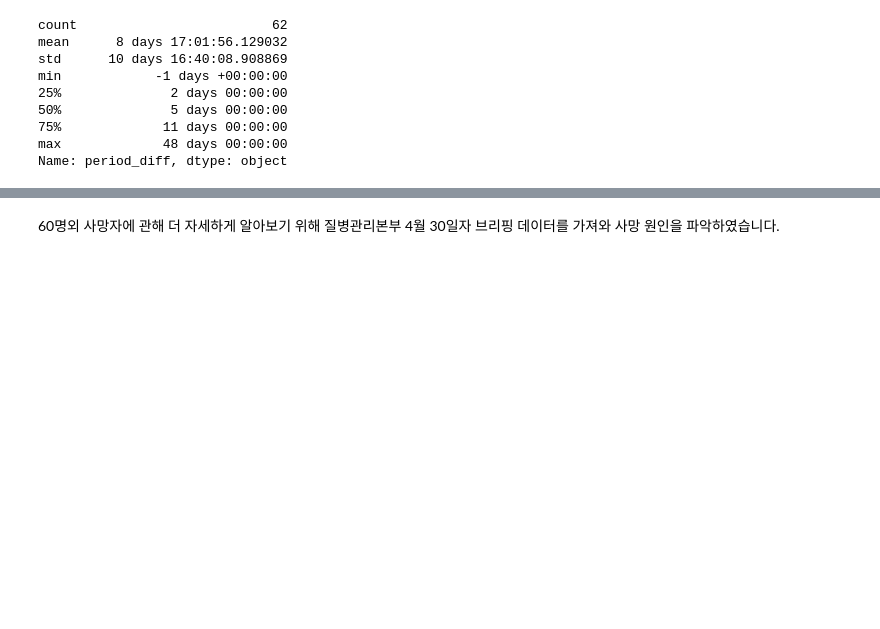
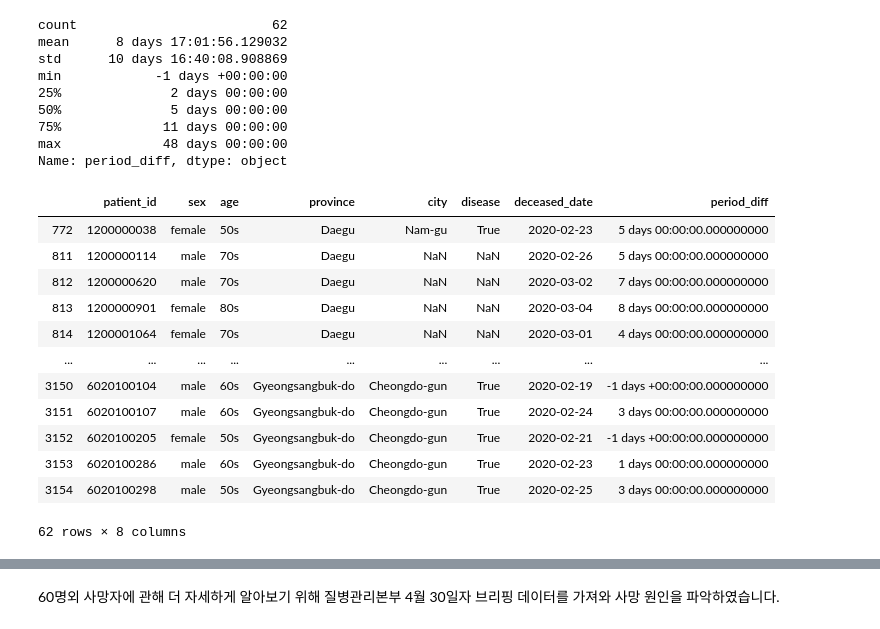
Before and after one commit to chan157/DACON_COVID, a Jupyter notebook: Submission_Final_원본_주석.ipynb, the cells around one changed output, grey strips where cells are left out. Saved outputs shown, nothing was run; the diff lists cells and outputs as text; code cells hidden in the pictures; blank space fills up the shorter version.

```diff
--- a/Submission_Final_원본_주석.ipynb
+++ b/Submission_Final_원본_주석.ipynb
@@ -953,3 +920,19 @@ deceased_60p=deceased_p.loc[:,['patient_id','sex','age','province','city','disea
 deceased_60p['period_diff']=deceased_60p['period_diff'].astype(str)
 deceased_60p['deceased_date']=deceased_60p['deceased_date'].astype(str)
+# %%
+deceased_60p
+# %% [output]
+|  | patient_id | sex | age | province | city | disease | deceased_date | period_diff |
+| 772 | 1200000038 | female | 50s | Daegu | Nam-gu | True | 2020-02-23 | 5 days 00:00:00.000000000 |
+| 811 | 1200000114 | male | 70s | Daegu | NaN | NaN | 2020-02-26 | 5 days 00:00:00.000000000 |
+| 812 | 1200000620 | male | 70s | Daegu | NaN | NaN | 2020-03-02 | 7 days 00:00:00.000000000 |
+| 813 | 1200000901 | female | 80s | Daegu | NaN | NaN | 2020-03-04 | 8 days 00:00:00.000000000 |
+| 814 | 1200001064 | female | 70s | Daegu | NaN | NaN | 2020-03-01 | 4 days 00:00:00.000000000 |
+| ... | ... | ... | ... | ... | ... | ... | ... | ... |
+| 3150 | 6020100104 | male | 60s | Gyeongsangbuk-do | Cheongdo-gun | True | 2020-02-19 | -1 days +00:00:00.000000000 |
+| 3151 | 6020100107 | male | 60s | Gyeongsangbuk-do | Cheongdo-gun | True | 2020-02-24 | 3 days 00:00:00.000000000 |
+| 3152 | 6020100205 | female | 50s | Gyeongsangbuk-do | Cheongdo-gun | True | 2020-02-21 | -1 days +00:00:00.000000000 |
+| 3153 | 6020100286 | male | 60s | Gyeongsangbuk-do | Cheongdo-gun | True | 2020-02-23 | 1 days 00:00:00.000000000 |
+| 3154 | 6020100298 | male | 50s | Gyeongsangbuk-do | Cheongdo-gun | True | 2020-02-25 | 3 days 00:00:00.000000000 |
+62 rows × 8 columns
 # %%
```
Also changed, not shown: parts of 59 cells of this notebook, 1 other file.
